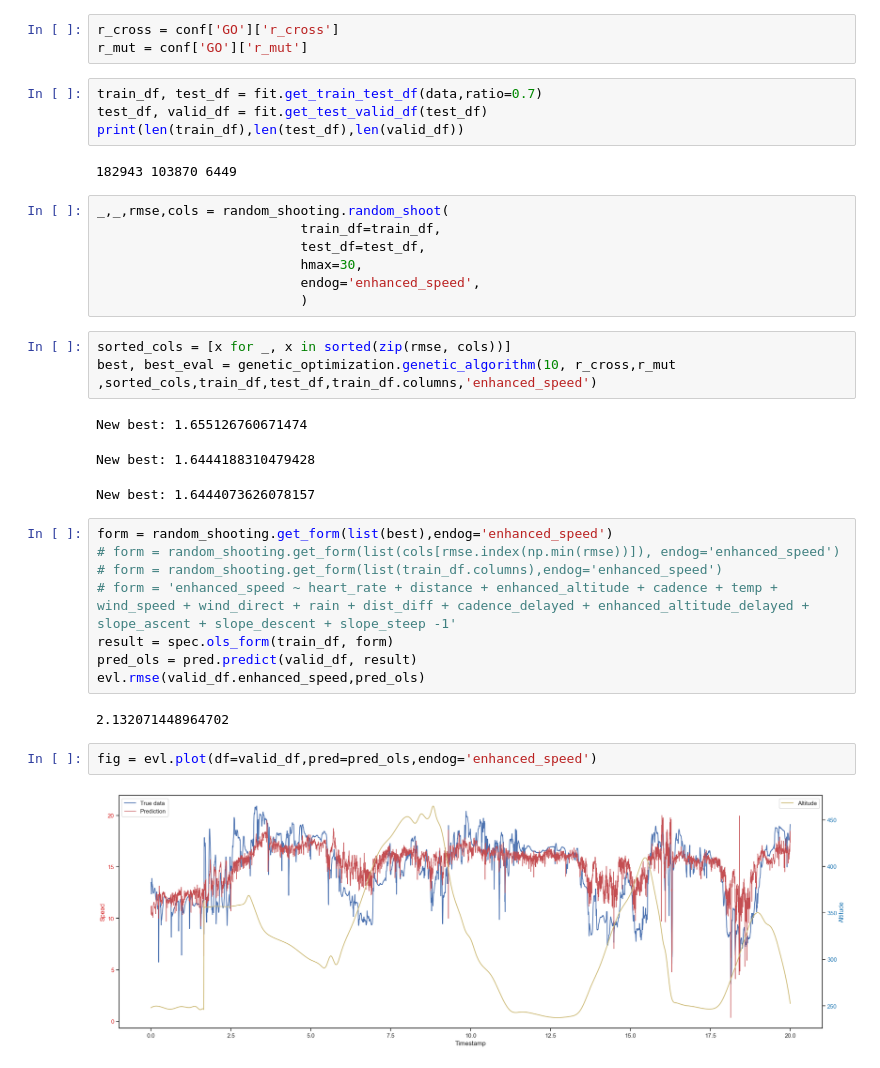
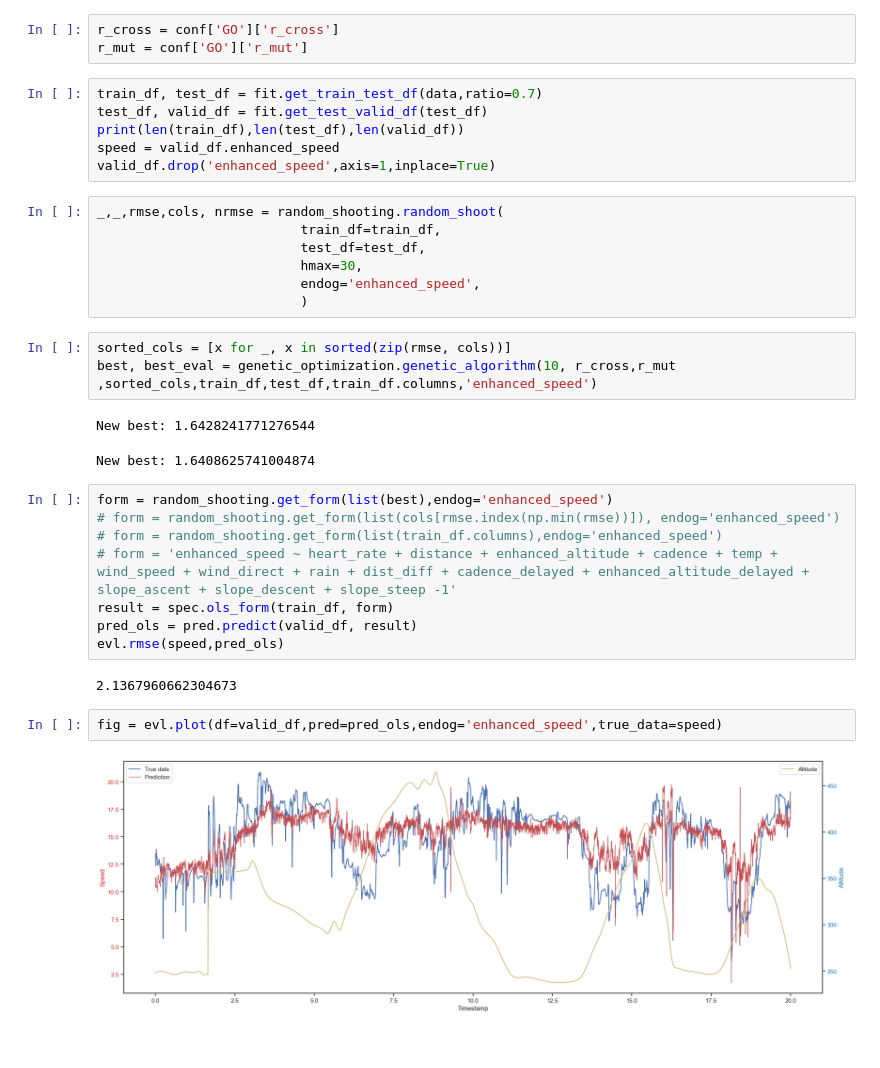
Before and after one commit to VojtaZahradnik/master_thesis, a Jupyter notebook: src/research/review.ipynb, the cells around one changed output. Drawn from its saved outputs; the diff is of its cells as text.

```diff
--- a/src/research/review.ipynb
+++ b/src/research/review.ipynb
@@ -33,10 +33,10 @@ r_mut = conf['GO']['r_mut']
 train_df, test_df = fit.get_train_test_df(data,ratio=0.7)
 test_df, valid_df = fit.get_test_valid_df(test_df)
 print(len(train_df),len(test_df),len(valid_df))
+speed = valid_df.enhanced_speed
+valid_df.drop('enhanced_speed',axis=1,inplace=True)
-# %% [output]
-182943 103870 6449
 # %%
-_,_,rmse,cols = random_shooting.random_shoot(
+_,_,rmse,cols, nrmse = random_shooting.random_shoot(
                           train_df=train_df,
                           test_df=test_df,
                           hmax=30,
@@ -46,9 +46,8 @@ _,_,rmse,cols = random_shooting.random_shoot(
 sorted_cols = [x for _, x in sorted(zip(rmse, cols))]
 best, best_eval = genetic_optimization.genetic_algorithm(10, r_cross,r_mut ,sorted_cols,train_df,test_df,train_df.columns,'enhanced_speed')
 # %% [output]
-New best: 1.655126760671474
+New best: 1.6428241771276544
-New best: 1.6444188310479428
+New best: 1.6408625741004874
-New best: 1.6444073626078157
 # %%
 form = random_shooting.get_form(list(best),endog='enhanced_speed')
 # form = random_shooting.get_form(list(cols[rmse.index(np.min(rmse))]), endog='enhanced_speed')
@@ -56,10 +55,10 @@ form = random_shooting.get_form(list(best),endog='enhanced_speed')
 # form = 'enhanced_speed ~ heart_rate + distance + enhanced_altitude + cadence + temp + wind_speed + wind_direct + rain + dist_diff + cadence_delayed + enhanced_altitude_delayed + slope_ascent + slope_descent + slope_steep -1'
 result = spec.ols_form(train_df, form)
 pred_ols = pred.predict(valid_df, result)
-evl.rmse(valid_df.enhanced_speed,pred_ols)
+evl.rmse(speed,pred_ols)
 # %% [output]
-2.132071448964702
+2.1367960662304673
 # %%
-fig = evl.plot(df=valid_df,pred=pred_ols,endog='enhanced_speed')
+fig = evl.plot(df=valid_df,pred=pred_ols,endog='enhanced_speed',true_data=speed)
 # %% [output]
-[figure, old version]
+[figure, new version]
```
Also changed, not shown: 2 other files.
